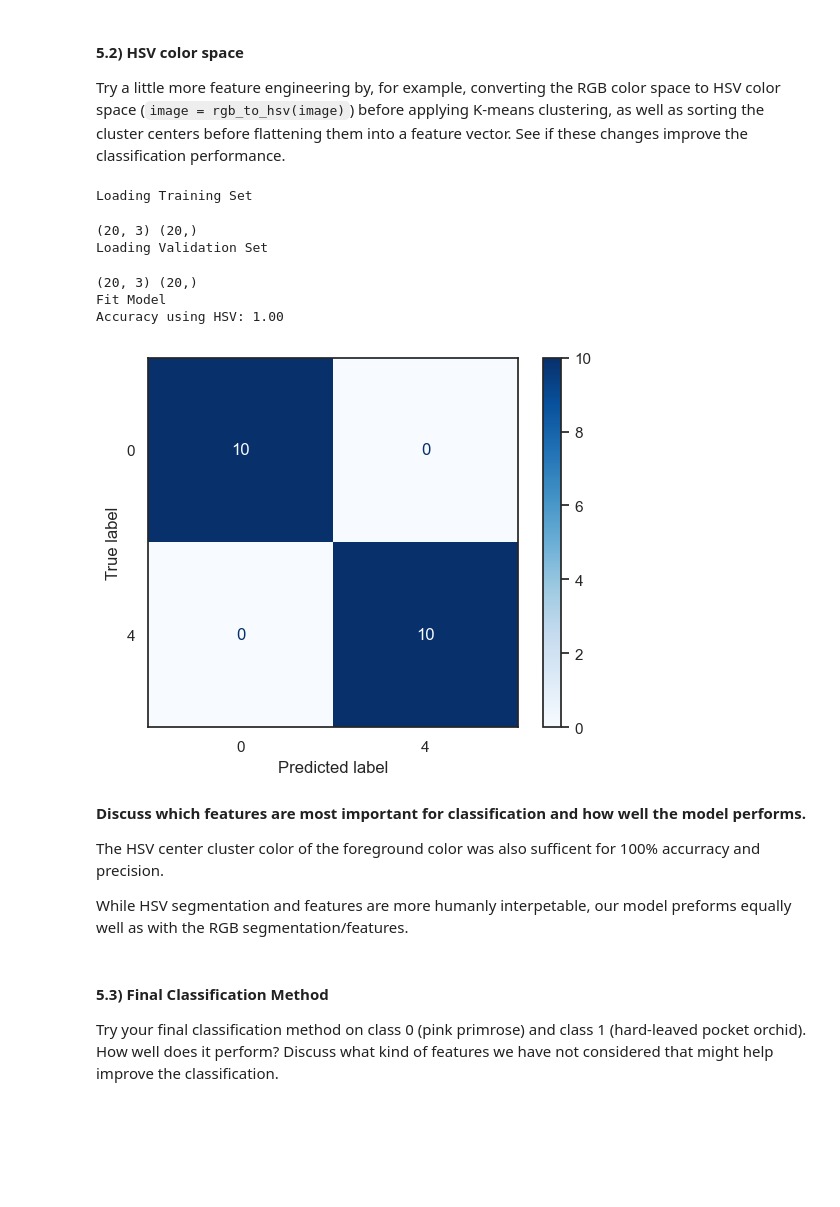
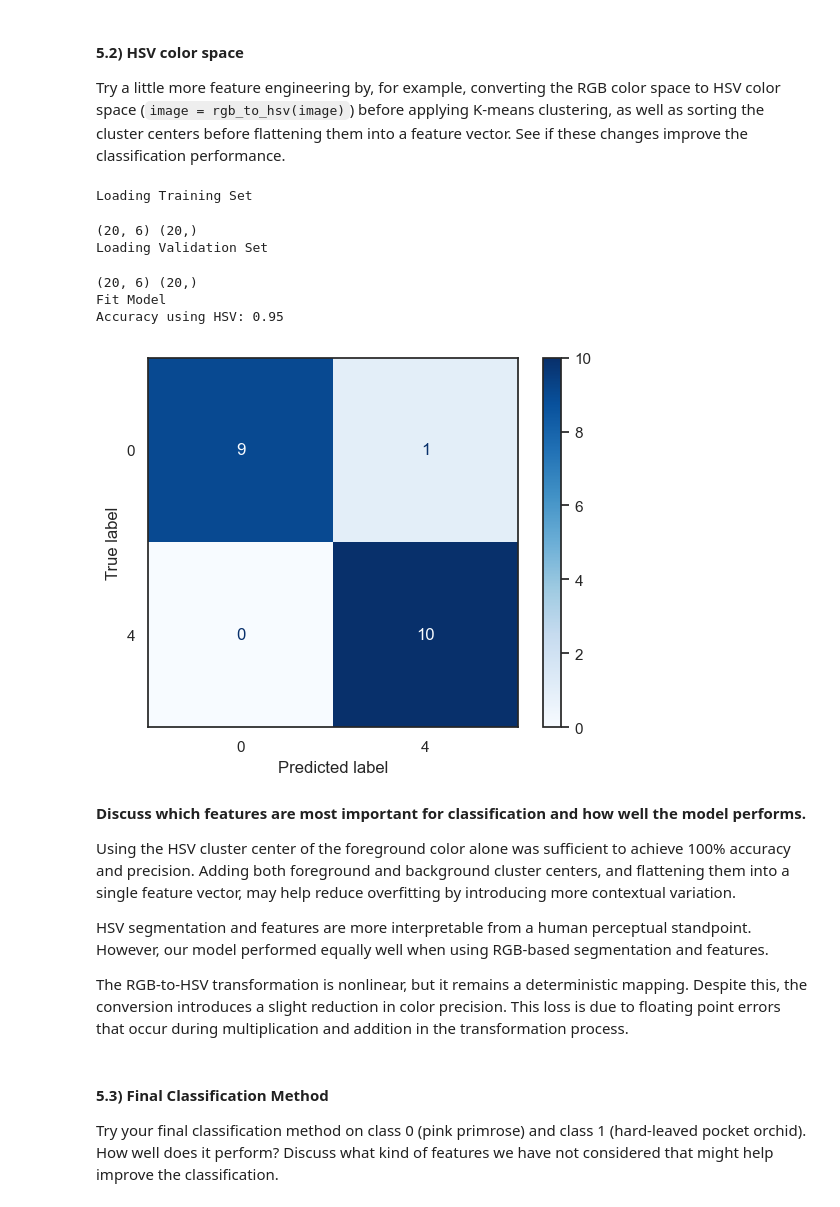
Before and after one commit to fractalclockwork/Chem277B, a Jupyter notebook: hw/HW_05/05_HW.ipynb, the cells around one changed output. Saved outputs shown, nothing was run; the diff lists cells and outputs as text; code cells hidden in the pictures; blank space fills up the shorter version.

Commit message:
cleaned up discussion and final model

```diff
--- a/hw/HW_05/05_HW.ipynb
+++ b/hw/HW_05/05_HW.ipynb
@@ -137,7 +137,7 @@ x_np = np.array(x)
 x_reshaped = x_np.reshape(-1, 3)
 
 # subsample pixels (otherwise this will take forever)
-sample_ratio = 0.001 # ..."Ain't Nobody Got Time for That"
+sample_ratio = 0.005 # ..."Ain't Nobody Got Time for That"
 n_samples = int(x_np.size * sample_ratio)
 indices = np.random.choice(x_reshaped.shape[0], n_samples, replace=False)
 x_sampled = x_reshaped[indices]
@@ -733,7 +732,7 @@ Try a little more feature engineering by, for example, converting the RGB color
 indices_train = np.array([0, 1, 2, 3, 4, 5, 6, 7, 8, 9, 40, 41, 42, 43, 44, 45, 46, 47, 48, 49])
 indices_val = np.array([0, 1, 2, 3, 4, 5, 6, 7, 8, 9, 40, 41, 42, 43, 44, 45, 46, 47, 48, 49])
 
-def extract_features_hsv(image, n_clusters=2):
+def extract_features_hsv_og(image, n_clusters=2):
     x_np = np.array(image) # in case we want to in pillow later
     x_reshaped = x_np.reshape(-1, 3)  # (H*W, 3)
 
@@ -756,6 +755,25 @@ def extract_features_hsv(image, n_clusters=2):
     brightest_hsv = centers[brightest_index]  # shape: (3,)
 
     return brightest_hsv
+
+def extract_features_hsv(image, n_clusters=2):
+    x_np = np.array(image)
+    x_reshaped = x_np.reshape(-1, 3)  # (H*W, 3)
+
+    # convert all pixels to hsv
+    x_hsv = rgb_to_hsv(x_reshaped)
+
+    # cluster in HSV space
+    kmeans = KMeans(n_clusters=n_clusters, random_state=42)
+    labels = kmeans.fit_predict(x_hsv)
+    centers = kmeans.cluster_centers_  # shape: (n_clusters, 3)
+
+    # sort clusters by brightness (value channel)
+    sorted_indices = np.argsort(centers[:, 2])[::-1]  # descending
+    sorted_centers = centers[sorted_indices]
+
+    # flatten to 1D feature vector
+    return sorted_centers.flatten()  # shape: (n_clusters * 3,)
 
 print("Loading Training Set")
 x_train = []
@@ -772,43 +790,45 @@ print("Loading Validation Set")
 x_val = []
 y_val = []
 for index in tqdm(indices_val):
     x, y = dataset_val[index]
     x_val.append(extract_features_hsv(x, 2))
     y_val.append(y)
 x_val = np.array(x_val)
 y_val = np.array(y_val)
 print( x_val.shape, y_val.shape)
 
 print("Fit Model")
 tree = DecisionTreeClassifier(random_state=42)
 tree.fit(x_train, y_train)
 
 # predict on test data
 y_pred = tree.predict(x_val)
 proba = tree.predict_proba(x_val)
 
 # plot
 accuracy = np.mean(y_pred == y_val)
 print(f'Accuracy using HSV: {accuracy:.2f}')
 
 cm = confusion_matrix(y_val, y_pred)
 disp = ConfusionMatrixDisplay(confusion_matrix=cm, display_labels=tree.classes_)
 disp.plot(cmap=plt.cm.Blues)
 plt.show()
 # %% [output]
 Loading Training Set
-(20, 3) (20,)
+(20, 6) (20,)
 Loading Validation Set
-(20, 3) (20,)
+(20, 6) (20,)
 Fit Model
-Accuracy using HSV: 1.00
+Accuracy using HSV: 0.95
-[figure, old version]
+[figure, new version]
 # %% [markdown]
 **Discuss which features are most important for classification and how well the model performs.**
 
-The HSV center cluster color of the foreground color was also sufficent for 100% accurracy and precision.
+Using the HSV cluster center of the foreground color alone was sufficient to achieve 100% accuracy and precision. Adding both foreground and background cluster centers, and flattening them into a single feature vector, may help reduce overfitting by introducing more contextual variation.
 
-While HSV segmentation and features are more humanly interpetable, our model preforms equally well as with the RGB segmentation/features.
+HSV segmentation and features are more interpretable from a human perceptual standpoint. However, our model performed equally well when using RGB-based segmentation and features.
+
+The RGB-to-HSV transformation is nonlinear, but it remains a deterministic mapping. Despite this, the conversion introduces a slight reduction in color precision. This loss is due to floating point errors that occur during multiplication and addition in the transformation process.
 # %% [markdown]
 #### 5.3) Final Classification Method
 
```
Also changed, not shown: parts of 16 cells of this notebook.
